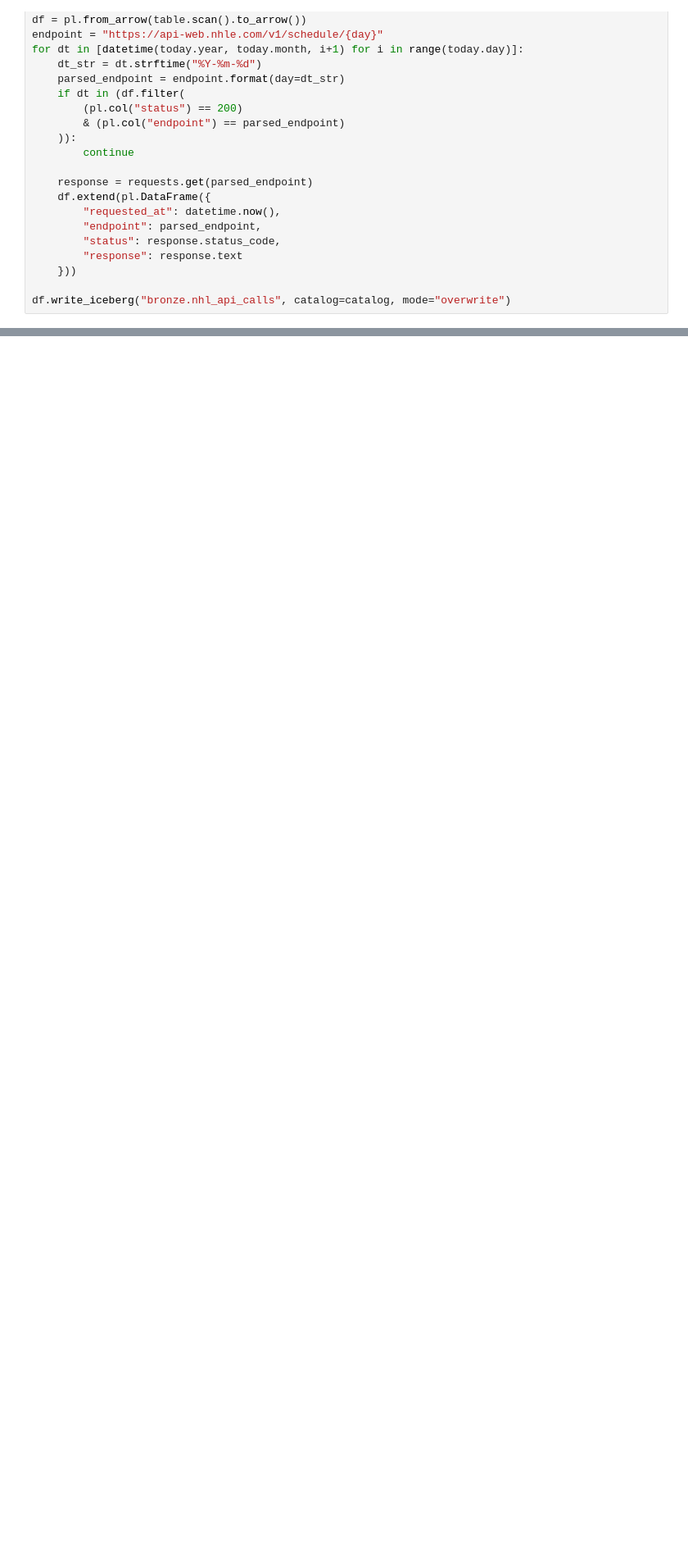
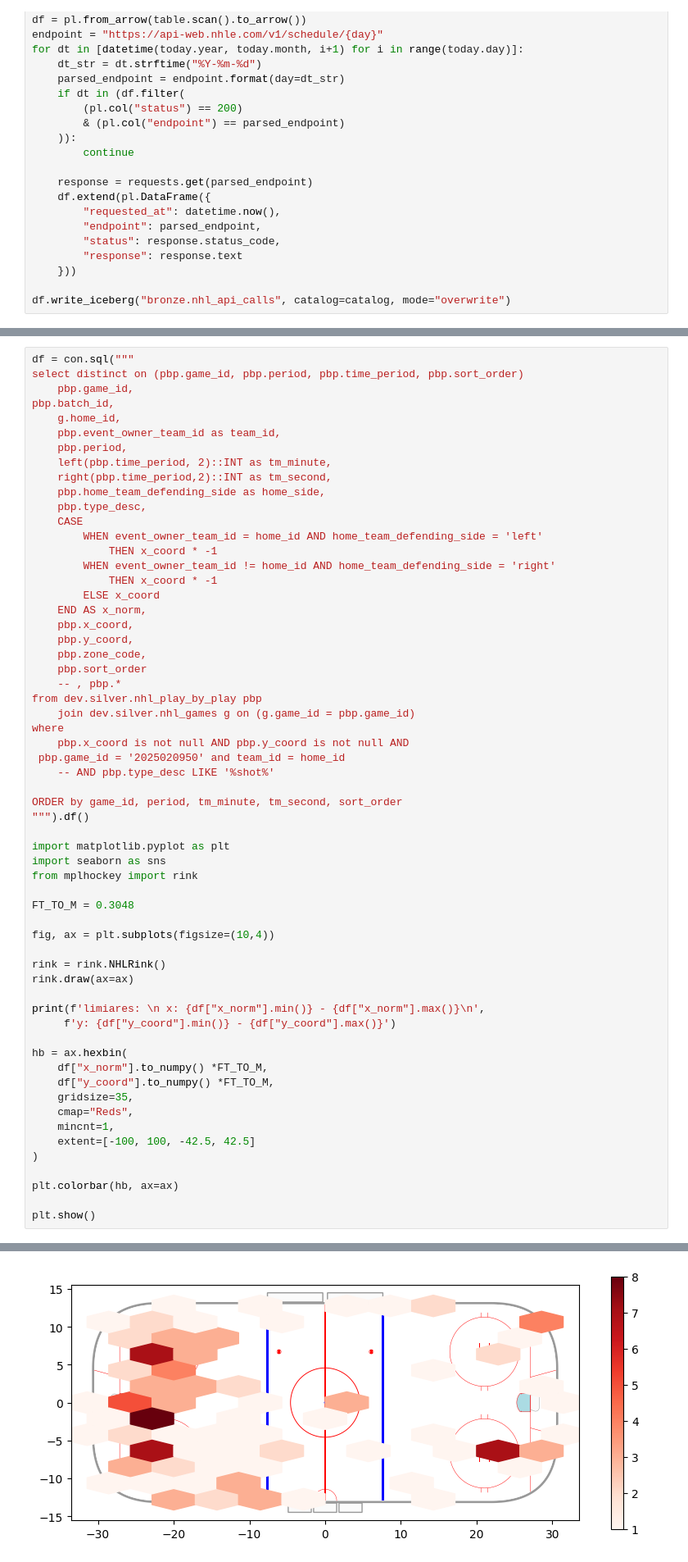
Before and after one commit to fenath/datalake, a Jupyter notebook: notebooks/ingest/nhl.ipynb, the cells around one changed output, grey strips where cells are left out. Shown at 82% size. Saved outputs shown, nothing was run; the diff lists cells and outputs as text; blank space fills up the shorter version.

```diff
--- a/notebooks/ingest/nhl.ipynb
+++ b/notebooks/ingest/nhl.ipynb
@@ -735,0 +853,61 @@ shape: (0, 2)
+# %%
+df = con.sql("""
+select distinct on (pbp.game_id, pbp.period, pbp.time_period, pbp.sort_order)
+    pbp.game_id,
+pbp.batch_id,
+    g.home_id,
+    pbp.event_owner_team_id as team_id,
+    pbp.period,
+    left(pbp.time_period, 2)::INT as tm_minute,
+    right(pbp.time_period,2)::INT as tm_second,
+    pbp.home_team_defending_side as home_side,
+    pbp.type_desc,
+    CASE
+        WHEN event_owner_team_id = home_id AND home_team_defending_side = 'left'
+            THEN x_coord * -1
+        WHEN event_owner_team_id != home_id AND home_team_defending_side = 'right'
+            THEN x_coord * -1
+        ELSE x_coord
+    END AS x_norm,
+    pbp.x_coord,
+    pbp.y_coord,
+    pbp.zone_code,
+    pbp.sort_order
+    -- , pbp.*
+from dev.silver.nhl_play_by_play pbp
+    join dev.silver.nhl_games g on (g.game_id = pbp.game_id)
+where
+    pbp.x_coord is not null AND pbp.y_coord is not null AND
+ pbp.game_id = '2025020950' and team_id = home_id
+    -- AND pbp.type_desc LIKE '%shot%'
+
+ORDER by game_id, period, tm_minute, tm_second, sort_order
+""").df()
+
+import matplotlib.pyplot as plt
+import seaborn as sns
+from mplhockey import rink
+
+FT_TO_M = 0.3048
+
+fig, ax = plt.subplots(figsize=(10,4))
+
+rink = rink.NHLRink()
+rink.draw(ax=ax)
+
+print(f'limiares: \n x: {df["x_norm"].min()} - {df["x_norm"].max()}\n',
+     f'y: {df["y_coord"].min()} - {df["y_coord"].max()}')
+
+hb = ax.hexbin(
+    df["x_norm"].to_numpy() *FT_TO_M,
+    df["y_coord"].to_numpy() *FT_TO_M,
+    gridsize=35,
+    cmap="Reds",
+    mincnt=1,
+    extent=[-100, 100, -42.5, 42.5]
+)
+
+plt.colorbar(hb, ax=ax)
+
+plt.show()
+# %% [output]
@@ -735,0 +917 @@ shape: (0, 2)
+[figure, added]
```
Also changed, not shown: parts of 52 cells of this notebook.
